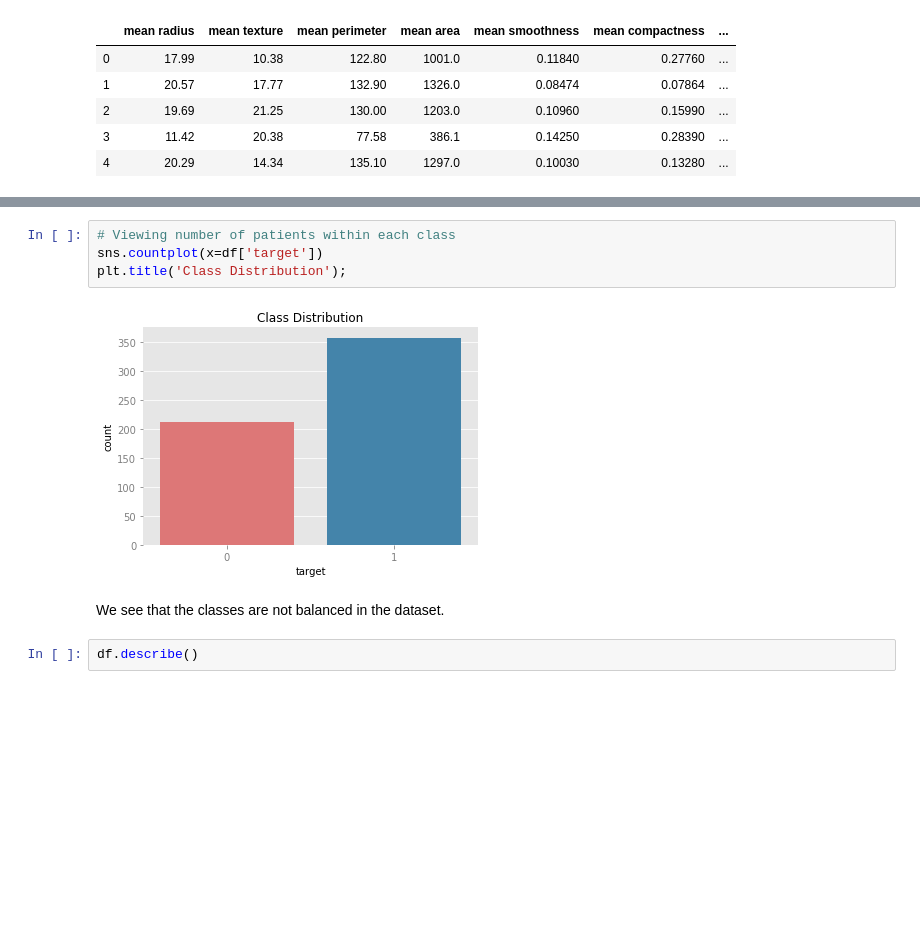
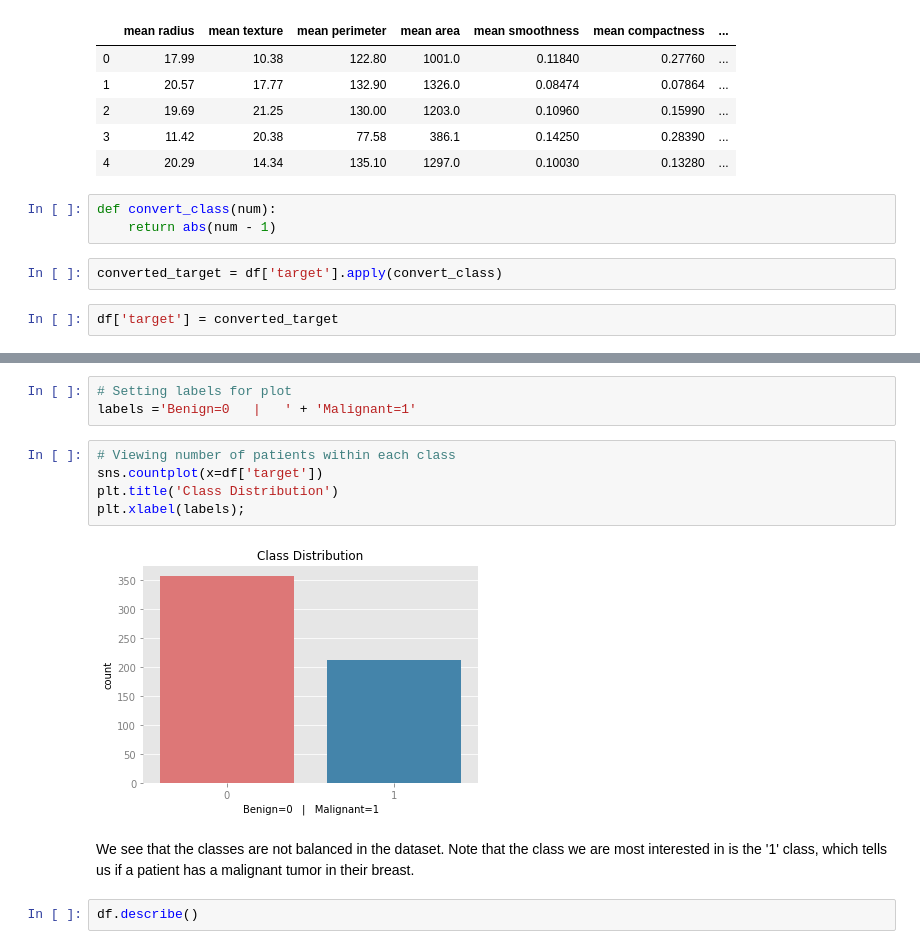
Before and after one commit to Lewis34cs/gridsearch_blog, a Jupyter notebook: gridsearch_blog.ipynb, the cells around one changed output, grey strips where cells are left out. Saved outputs shown, nothing was run; the diff lists cells and outputs as text; blank space fills up the shorter version.

```diff
--- a/gridsearch_blog.ipynb
+++ b/gridsearch_blog.ipynb
@@ -57,3 +63,10 @@ df.head()
 | 2 | 19.69 | 21.25 | 130.00 | 1203.0 | 0.10960 | 0.15990 | ... |
 | 3 | 11.42 | 20.38 | 77.58 | 386.1 | 0.14250 | 0.28390 | ... |
 | 4 | 20.29 | 14.34 | 135.10 | 1297.0 | 0.10030 | 0.13280 | ... |
+# %%
+def convert_class(num):
+    return abs(num - 1)
+# %%
+converted_target = df['target'].apply(convert_class)
+# %%
+df['target'] = converted_target
@@ -60,11 +93,15 @@ df.head()
+# %%
+# Setting labels for plot
+labels ='Benign=0   |   ' + 'Malignant=1'
 # %%
 # Viewing number of patients within each class
 sns.countplot(x=df['target'])
-plt.title('Class Distribution');
+plt.title('Class Distribution')
+plt.xlabel(labels);
 # %% [output]
-[figure, old version]
+[figure, new version]
 # %% [markdown]
-We see that the classes are not balanced in the dataset.
+We see that the classes are not balanced in the dataset. Note that the class we are most interested in is the '1' class, which tells us if a patient has a malignant tumor in their breast.
 # %%
 df.describe()
 # %% [output]
```
Also changed, not shown: parts of 16 cells of this notebook.
